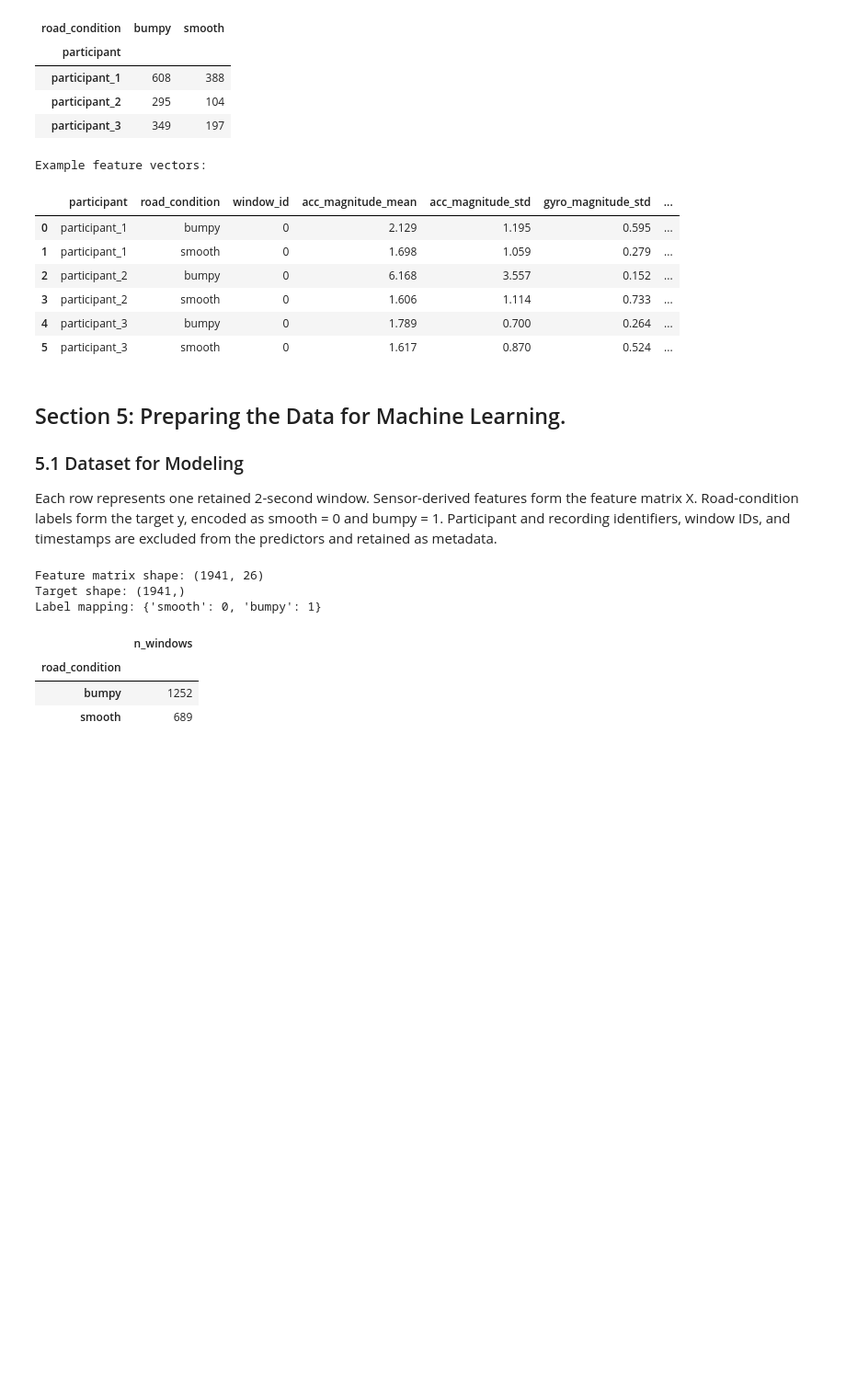
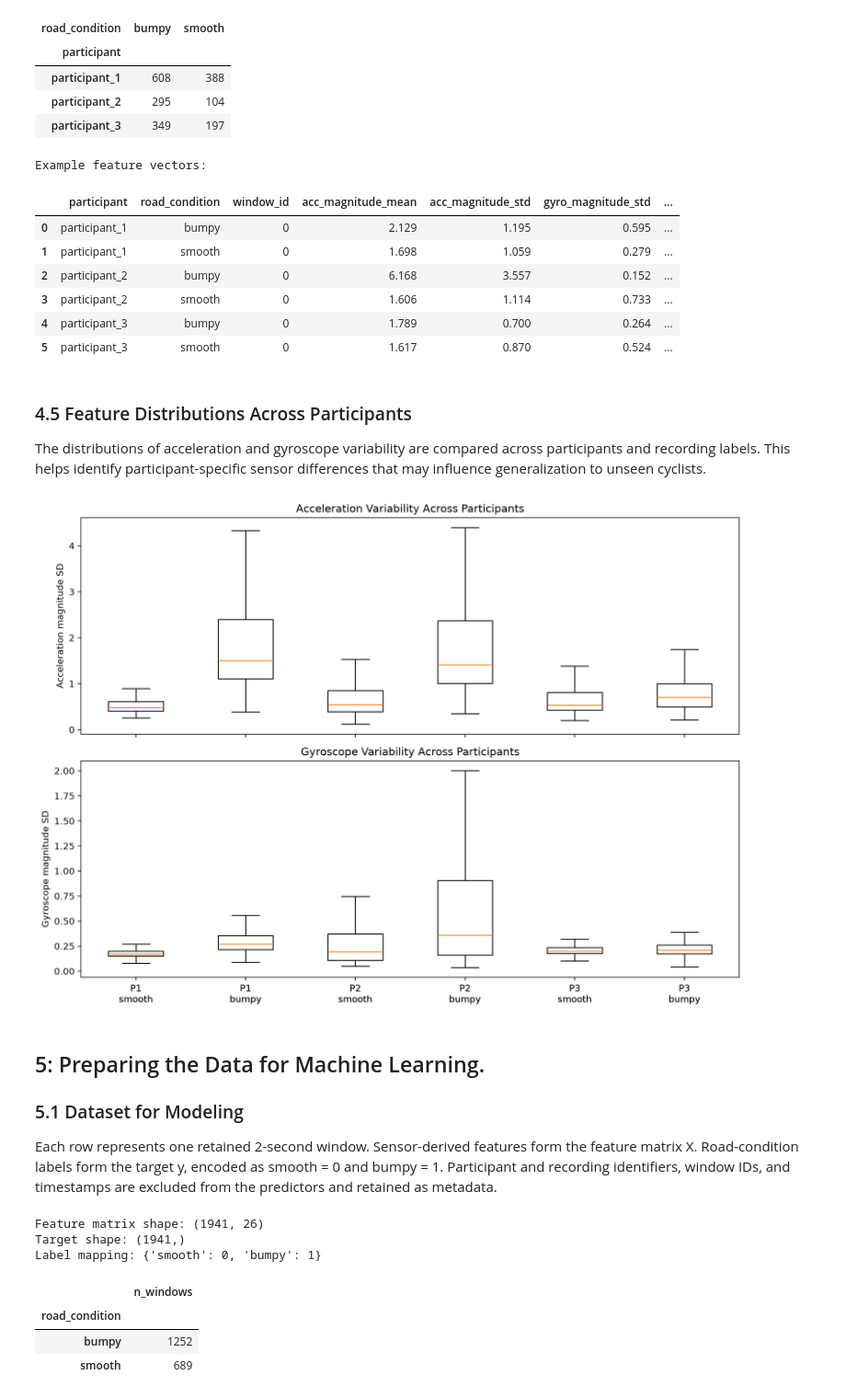
Before and after one commit to xinran-2/Pavement-smoothness-detection-model, a Jupyter notebook: notebooks/Project_pipeline.ipynb, the cells around one changed output. Shown at 92% size. Cells and saved outputs as stored; diff of their text form; code cells hidden in the pictures; blank space fills up the shorter version.

```diff
--- a/notebooks/Project_pipeline.ipynb
+++ b/notebooks/Project_pipeline.ipynb
@@ -471,8 +505,73 @@ Example feature vectors:
 | 3 | participant_2 | smooth | 0 | 1.606 | 1.114 | 0.733 | ... |
 | 4 | participant_3 | bumpy | 0 | 1.789 | 0.700 | 0.264 | ... |
 | 5 | participant_3 | smooth | 0 | 1.617 | 0.870 | 0.524 | ... |
+# %% [markdown]
+### 4.5 Feature Distributions Across Participants
+
+The distributions of acceleration and gyroscope variability are compared across participants and recording labels. This helps identify participant-specific sensor differences that may influence generalization to unseen cyclists.
+# %%
+group_labels = []
+acc_data = []
+gyro_data = []
+
+for participant in sorted(features_df["participant"].unique()):
+    for condition in ["smooth", "bumpy"]:
+
+        subset = features_df.loc[
+            (features_df["participant"] == participant)
+            & (features_df["road_condition"] == condition)
+        ]
+
+        group_labels.append(
+            f"{participant.replace('participant_', 'P')}\n{condition}"
+        )
+
+        acc_data.append(
+            subset["acc_magnitude_std"]
+        )
+
+        gyro_data.append(
+            subset["gyro_magnitude_std"]
+        )
+
+fig, axes = plt.subplots(
+    2, 1,
+    figsize=(11, 8),
+    sharex=True
+)
+
+axes[0].boxplot(
+    acc_data,
+    tick_labels=group_labels,
+    showfliers=False
+)
+
+axes[0].set_ylabel(
+    "Acceleration magnitude SD"
+)
+axes[0].set_title(
+    "Acceleration Variability Across Participants"
+)
+
+axes[1].boxplot(
+    gyro_data,
+    tick_labels=group_labels,
+    showfliers=False
+)
+
+axes[1].set_ylabel(
+    "Gyroscope magnitude SD"
+)
+axes[1].set_title(
+    "Gyroscope Variability Across Participants"
+)
+
+plt.tight_layout()
+plt.show()
+# %% [output]
+[figure, added]
 # %% [markdown]
-## Section 5: Preparing the Data for Machine Learning.
+## 5: Preparing the Data for Machine Learning.
 
 ### 5.1 Dataset for Modeling
 Each row represents one retained 2-second window. Sensor-derived features form the feature matrix X. Road-condition labels form the target y, encoded as smooth = 0 and bumpy = 1.
```
Also changed, not shown: parts of 17 cells of this notebook.
